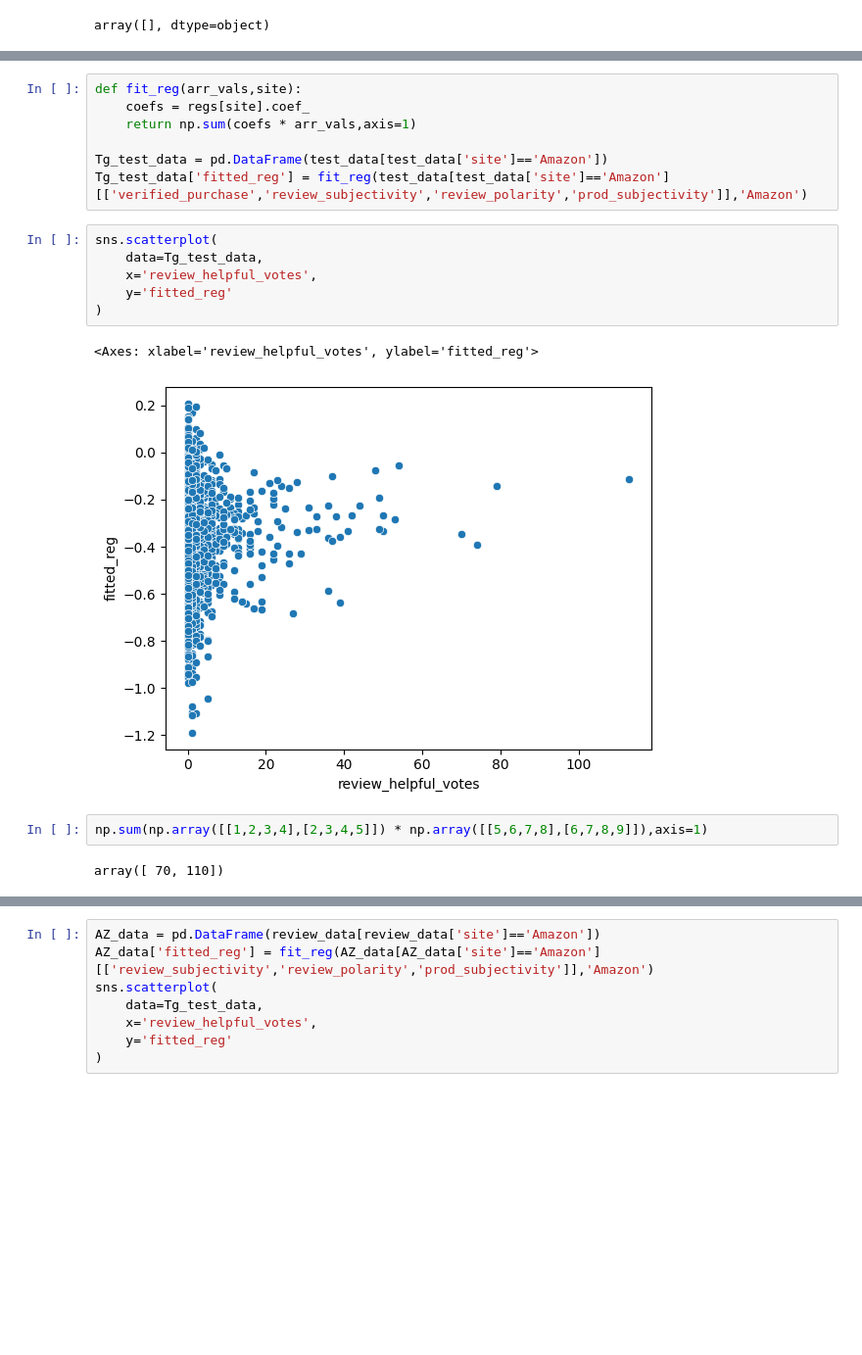
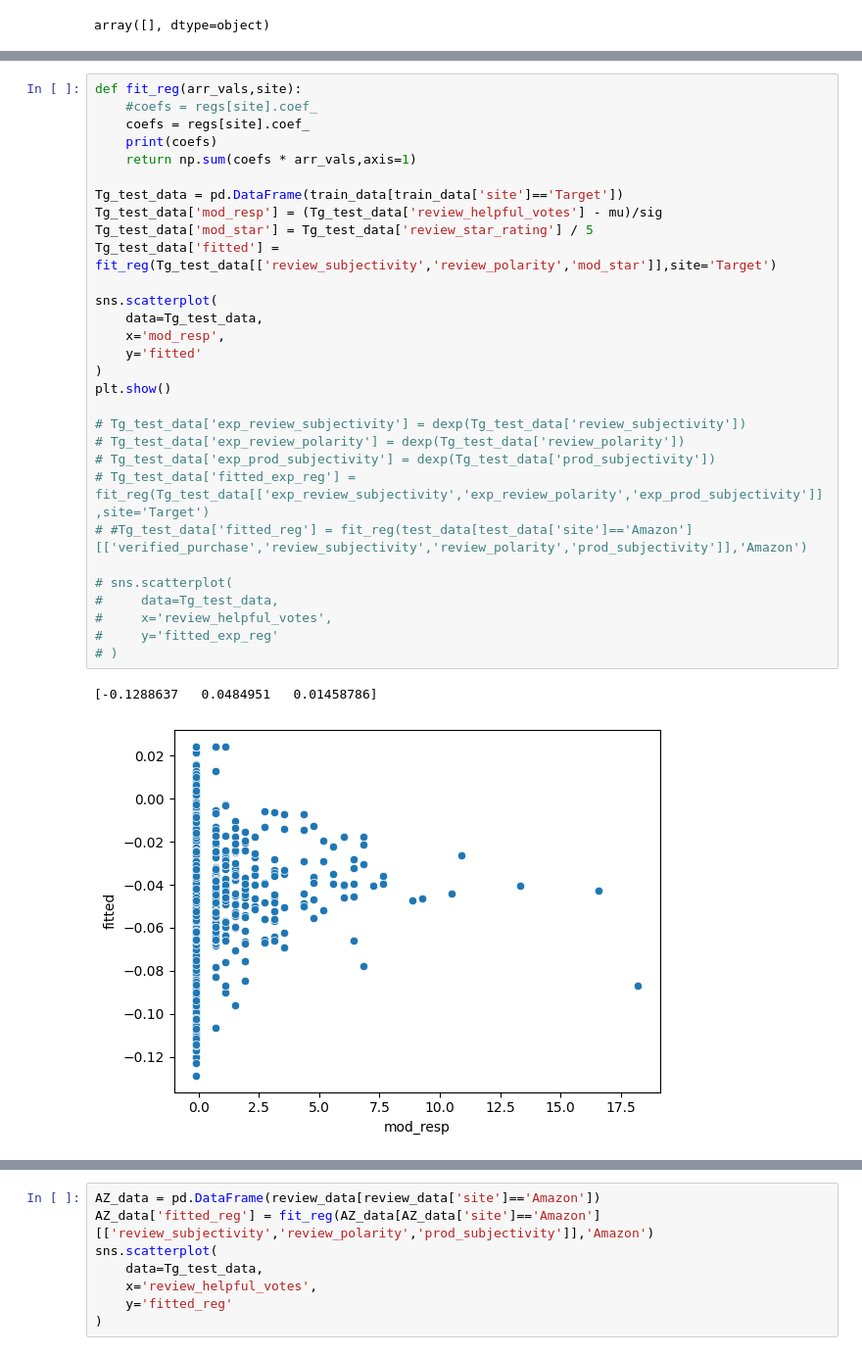
Before and after one commit to aneeshkhole/Perceived-Usefulness-of-online-customer-reviews, a Jupyter notebook: src/Multiple Linear Regression.ipynb, the cells around one changed output, grey strips where cells are left out. Shown: that part at 98% size. Saved outputs shown, nothing was run; the diff lists cells and outputs as text; blank space fills up the shorter version.

Commit message:
Notes and Comments in Models Section
See comments and notes - where to focus, what data to use.

```diff
--- a/src/Multiple Linear Regression.ipynb
+++ b/src/Multiple Linear Regression.ipynb
@@ -97,21 +110,34 @@ regs = {
 }
 # %%
 def fit_reg(arr_vals,site):
+    #coefs = regs[site].coef_
     coefs = regs[site].coef_
+    print(coefs)
     return np.sum(coefs * arr_vals,axis=1)
 
-Tg_test_data = pd.DataFrame(test_data[test_data['site']=='Amazon'])
-Tg_test_data['fitted_reg'] = fit_reg(test_data[test_data['site']=='Amazon'][['verified_purchase','review_subjectivity','review_polarity','prod_subjectivity']],'Amazon')
+Tg_test_data = pd.DataFrame(train_data[train_data['site']=='Target'])
+Tg_test_data['mod_resp'] = (Tg_test_data['review_helpful_votes'] - mu)/sig
+Tg_test_data['mod_star'] = Tg_test_data['review_star_rating'] / 5
+Tg_test_data['fitted'] = fit_reg(Tg_test_data[['review_subjectivity','review_polarity','mod_star']],site='Target')
+
+sns.scatterplot(
+    data=Tg_test_data,
+    x='mod_resp',
+    y='fitted'
+)
+plt.show()
+
+# Tg_test_data['exp_review_subjectivity'] = dexp(Tg_test_data['review_subjectivity'])
+# Tg_test_data['exp_review_polarity'] = dexp(Tg_test_data['review_polarity'])
+# Tg_test_data['exp_prod_subjectivity'] = dexp(Tg_test_data['prod_subjectivity'])
+# Tg_test_data['fitted_exp_reg'] = fit_reg(Tg_test_data[['exp_review_subjectivity','exp_review_polarity','exp_prod_subjectivity']],site='Target')
+# #Tg_test_data['fitted_reg'] = fit_reg(test_data[test_data['site']=='Amazon'][['verified_purchase','review_subjectivity','review_polarity','prod_subjectivity']],'Amazon')
+
+# sns.scatterplot(
+#     data=Tg_test_data,
+#     x='review_helpful_votes',
+#     y='fitted_exp_reg'
+# )
+# %% [output]
+[-0.1288637   0.0484951   0.01458786]
+[figure, added]
-# %%
-sns.scatterplot(
-    data=Tg_test_data,
-    x='review_helpful_votes',
-    y='fitted_reg'
-)
-# %% [output]
-<Axes: xlabel='review_helpful_votes', ylabel='fitted_reg'>
-[figure, removed]
-# %%
-np.sum(np.array([[1,2,3,4],[2,3,4,5]]) * np.array([[5,6,7,8],[6,7,8,9]]),axis=1)
-# %% [output]
-array([ 70, 110])
```
Also changed, not shown: parts of 16 cells of this notebook, 1 other file.
